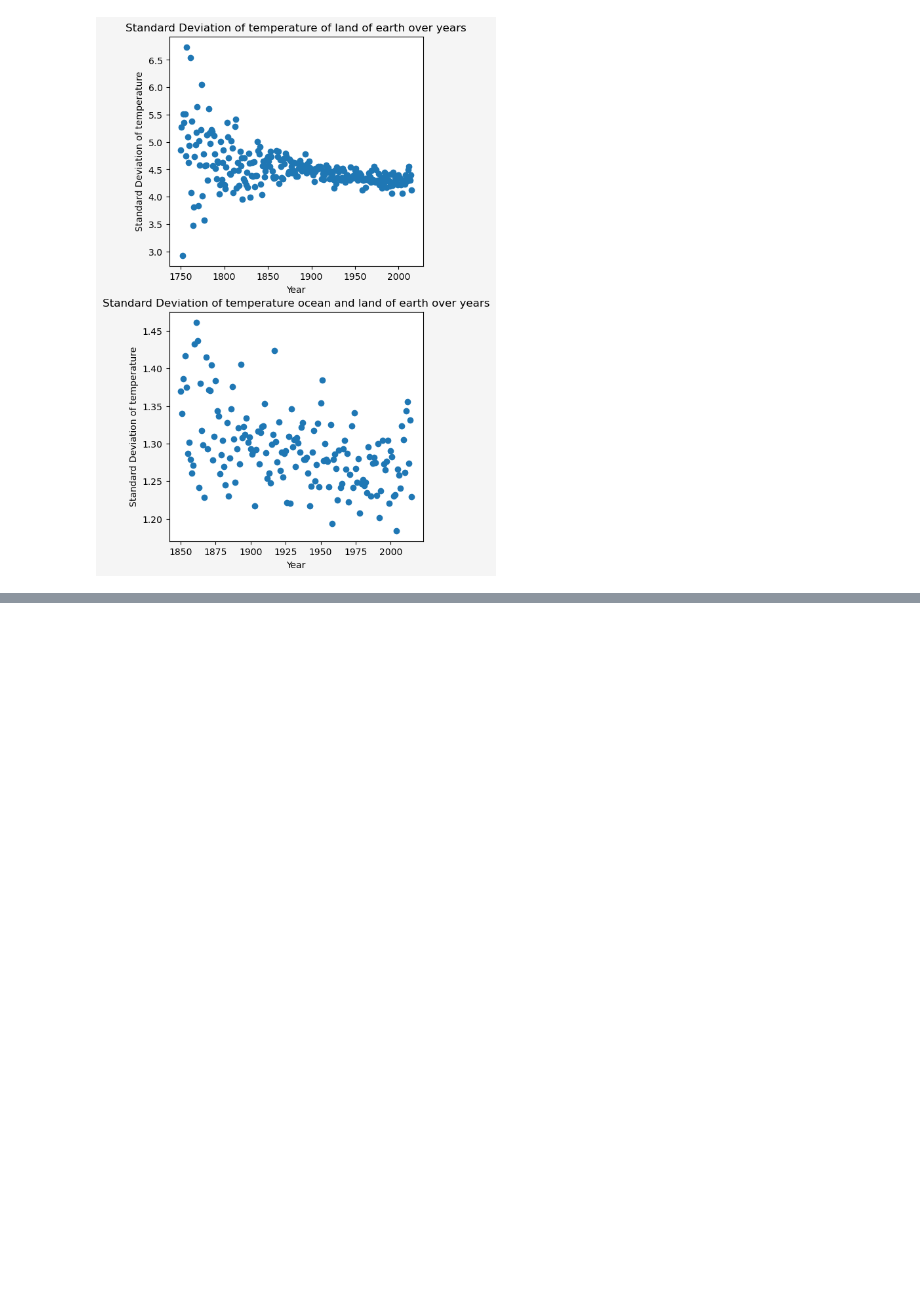
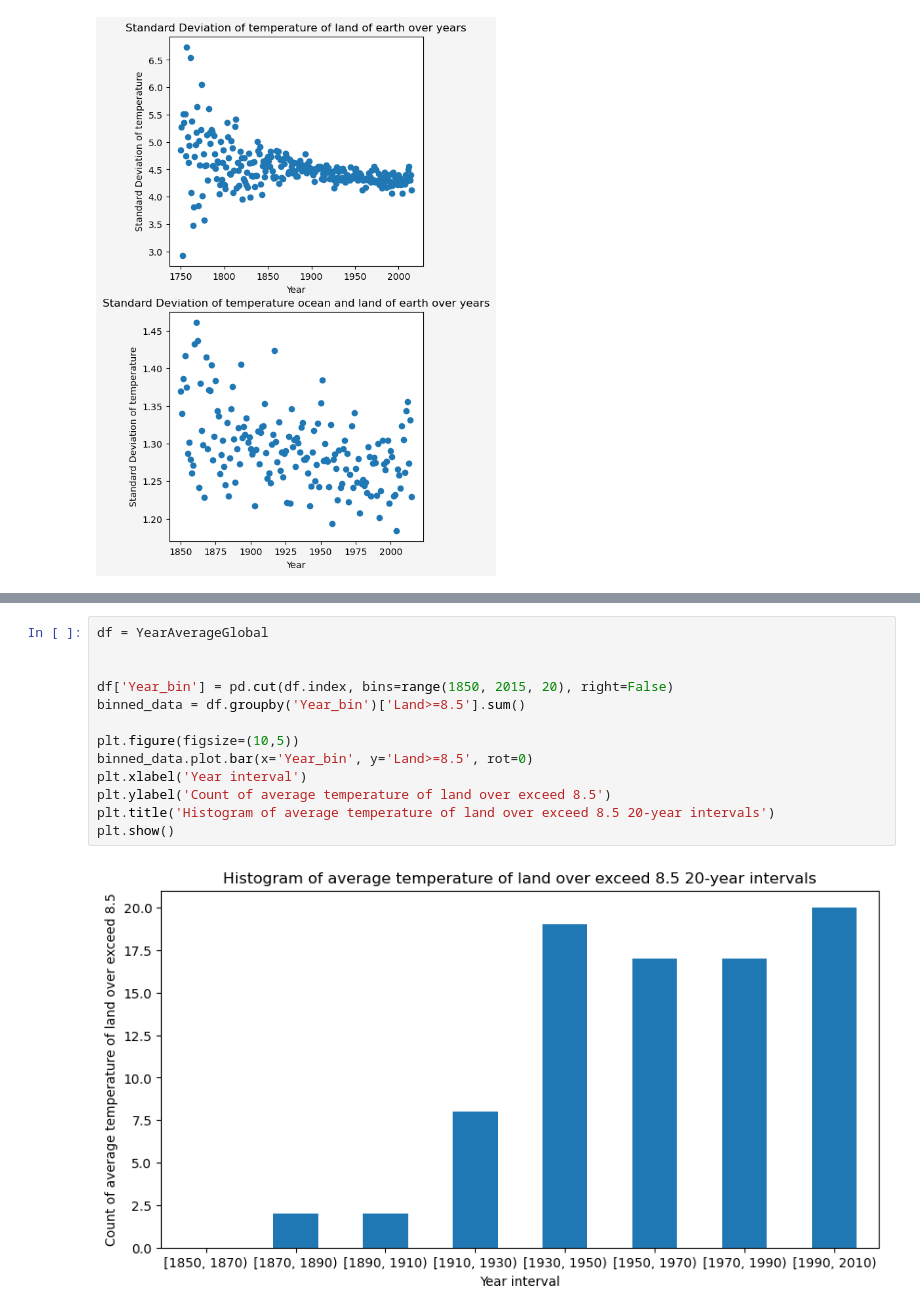
Before and after one commit to XinyangNick/ECO225-Project-1, a Jupyter notebook: Project One Xinyang.ipynb, the cells around one changed output, grey strips where cells are left out. Drawn from its saved outputs; the diff is of its cells as text; blank space fills up the shorter version.

```diff
--- a/Project One Xinyang.ipynb
+++ b/Project One Xinyang.ipynb
@@ -699,0 +668,15 @@ YearAverageGlobal
+# %%
+df = YearAverageGlobal
+
+
+df['Year_bin'] = pd.cut(df.index, bins=range(1850, 2015, 20), right=False)
+binned_data = df.groupby('Year_bin')['Land>=8.5'].sum()
+
+plt.figure(figsize=(10,5))
+binned_data.plot.bar(x='Year_bin', y='Land>=8.5', rot=0)
+plt.xlabel('Year interval')
+plt.ylabel('Count of average temperature of land over exceed 8.5')
+plt.title('Histogram of average temperature of land over exceed 8.5 20-year intervals')
+plt.show()
+# %% [output]
+[figure, added]
```
Also changed, not shown: parts of 6 cells of this notebook.
